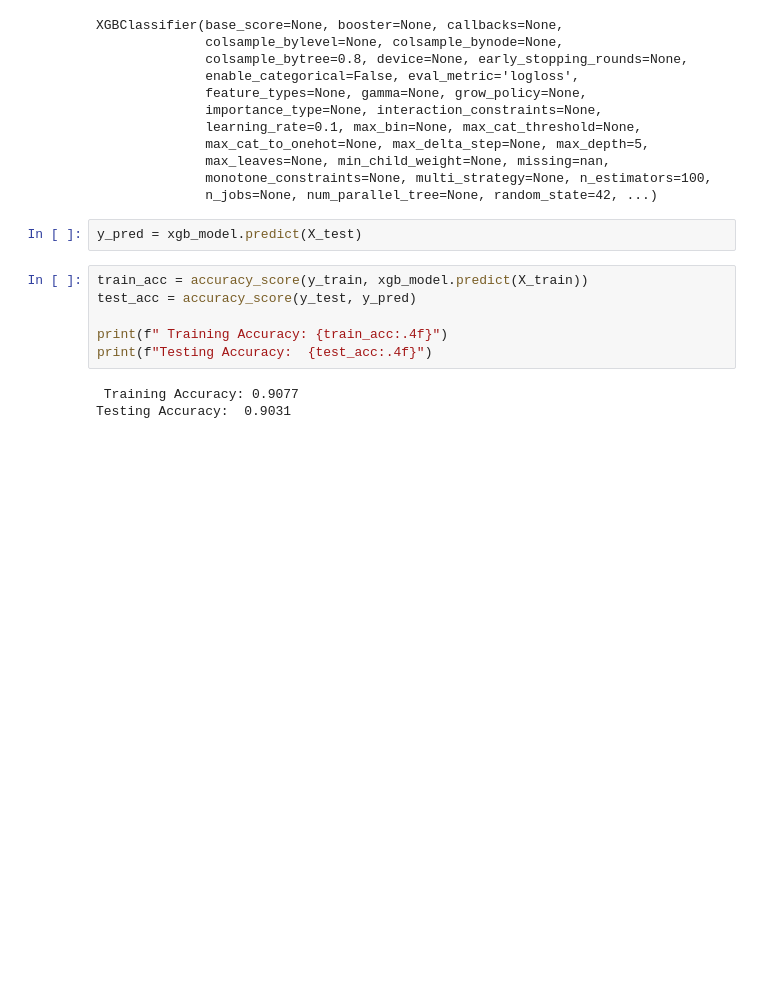
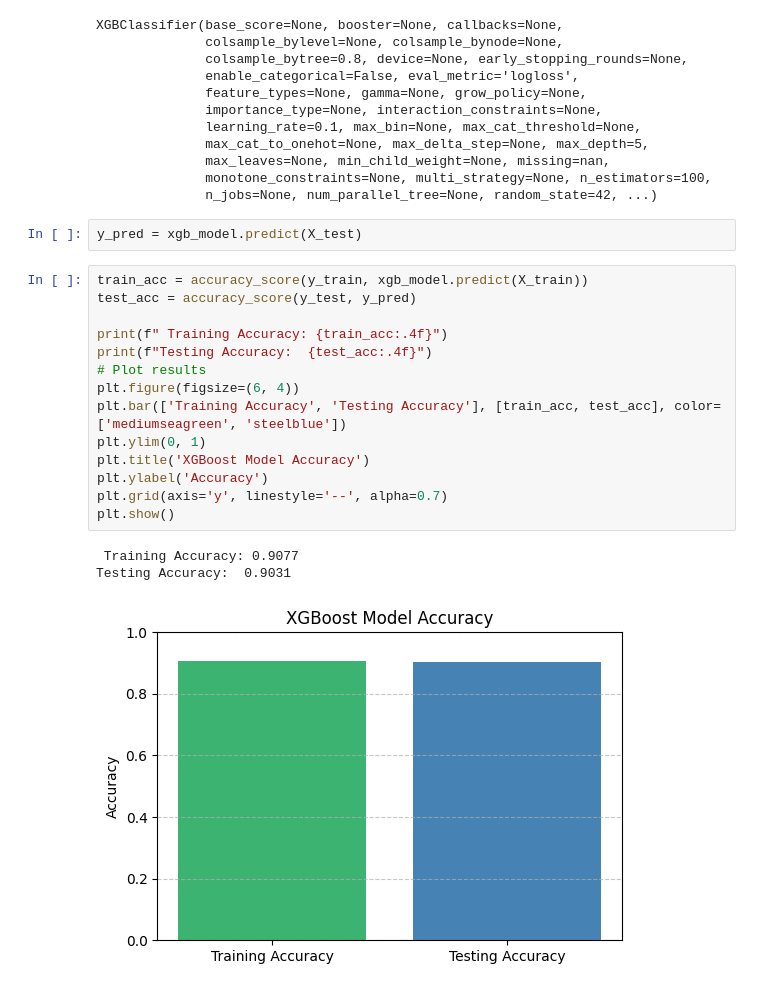
Before and after one commit to karthika-shankar/BFSI_Churn_Analysis, a Jupyter notebook: tcs.ipynb, the cells around one changed output. Cells and saved outputs as stored; diff of their text form; blank space fills up the shorter version.

```diff
--- a/tcs.ipynb
+++ b/tcs.ipynb
@@ -214,9 +214,18 @@ y_pred = xgb_model.predict(X_test)
 # %%
 train_acc = accuracy_score(y_train, xgb_model.predict(X_train))
 test_acc = accuracy_score(y_test, y_pred)
 
 print(f" Training Accuracy: {train_acc:.4f}")
 print(f"Testing Accuracy:  {test_acc:.4f}")
+# Plot results
+plt.figure(figsize=(6, 4))
+plt.bar(['Training Accuracy', 'Testing Accuracy'], [train_acc, test_acc], color=['mediumseagreen', 'steelblue'])
+plt.ylim(0, 1)
+plt.title('XGBoost Model Accuracy')
+plt.ylabel('Accuracy')
+plt.grid(axis='y', linestyle='--', alpha=0.7)
+plt.show()
 # %% [output]
  Training Accuracy: 0.9077
 Testing Accuracy:  0.9031
+[figure, added]
```
Also changed, not shown: parts of 5 cells of this notebook.
